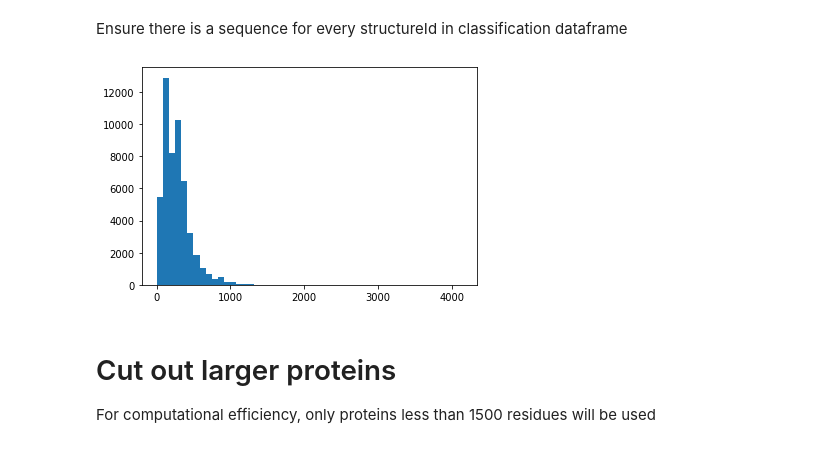
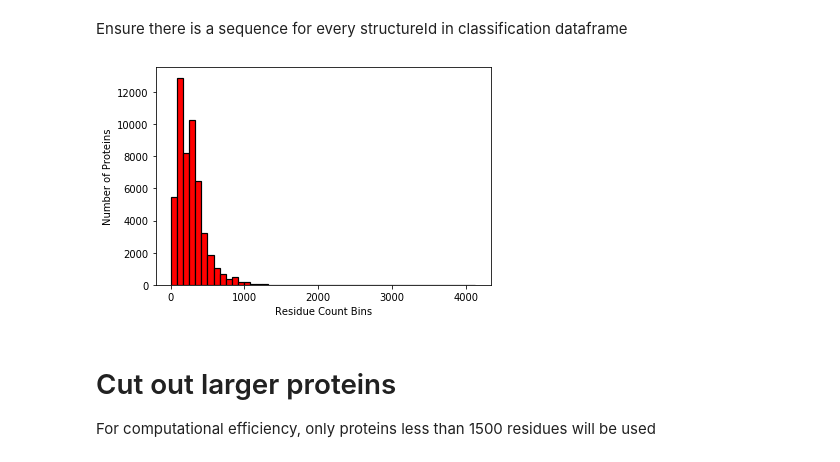
Before and after one commit to rwalroth/ProteinCNN, a Jupyter notebook: data/Raw_data_prep.ipynb, the cells around one changed output. Cells and saved outputs as stored; diff of their text form; code cells hidden in the pictures.

```diff
--- a/data/Raw_data_prep.ipynb
+++ b/data/Raw_data_prep.ipynb
@@ -121,11 +124,15 @@ prot_class_mon.head()
 Ensure there is a sequence for every structureId in classification dataframe
 # %%
 prot_class_mon = prot_class_mon[prot_class_mon.structureId.isin(monomer_only['structureId'])]
-# %%
-plt.hist(prot_class_mon['residueCount'], bins=50)
-plt.show()
-# %% [output]
-[figure, removed]
+# %%
+plt.hist(prot_class_mon['residueCount'], bins=50, color='r', edgecolor='black', linewidth=1.2)
+#plt.yscale('log')
+plt.xlabel("Residue Count Bins")
+plt.ylabel("Number of Proteins")
+plt.savefig('Residue_count_hist.png', dpi=300)
+plt.show()
+# %% [output]
+[figure, added]
 # %% [markdown]
 # Cut out larger proteins
 
```
Also changed, not shown: parts of 3 cells of this notebook, 19 other files.
